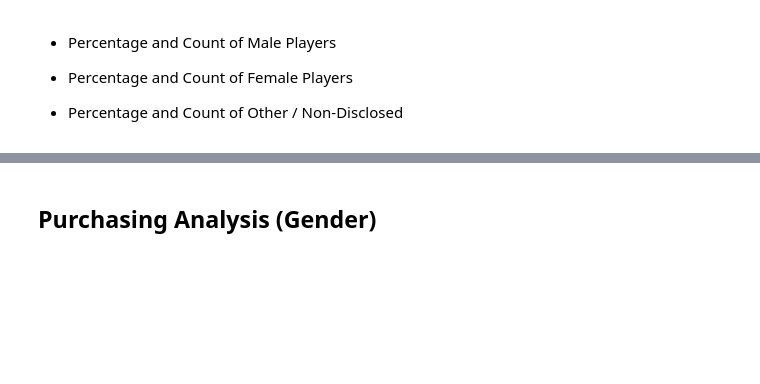
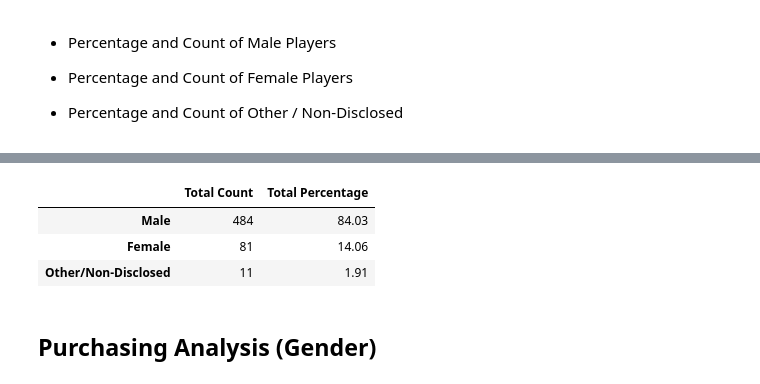
Before and after one commit to dalismo/pandas-challenge, a Jupyter notebook: HeroesOfPymoli/HeroesOfPymoli_starter.ipynb, the cells around one changed output, grey strips where cells are left out. Saved outputs shown, nothing was run; the diff lists cells and outputs as text; code cells hidden in the pictures; blank space fills up the shorter version.

```diff
--- a/HeroesOfPymoli/HeroesOfPymoli_starter.ipynb
+++ b/HeroesOfPymoli/HeroesOfPymoli_starter.ipynb
@@ -93,3 +87,36 @@ purchase_df
+# %%
+# Getting genders from list
+purchase_gender = purchase_data.drop_duplicates(subset=['SN', 'Gender'], keep='first')
+
+# Total Values across all genders
+gender = purchase_gender['Gender'].value_counts()
+gender_dict = dict(gender)
+total_count = purchase_gender['Gender'].count()
+
+# Getting the percentage/count of males
+count_male = gender_dict['Male']
+male_percentage = (count_male / total_count) * 100
+male_percentage = round(male_percentage, 2)
+
+# Getting the percentage/count of females
+count_female = gender_dict['Female']
+female_percentage = (count_female / total_count) * 100
+female_percentage = round(female_percentage, 2)
+
+# Getting the percentage/count of other
+other_count = gender_dict['Other / Non-Disclosed']
+other_percentage = (other_count / total_count) * 100
+other_percentage = round(other_percentage, 2)
+
+gender_info = [(str(count_male), str(male_percentage)), (str(count_female), str(female_percentage)), (str(other_count), str(other_percentage))]
+
+gender_df = pd.DataFrame(gender_info, columns = ['Total Count' , 'Total Percentage',], index=['Male', 'Female', 'Other/Non-Disclosed'])
+gender_df
+# %% [output]
+|  | Total Count | Total Percentage |
+| Male | 484 | 84.03 |
+| Female | 81 | 14.06 |
+| Other/Non-Disclosed | 11 | 1.91 |
 # %% [markdown]
 
 ## Purchasing Analysis (Gender)
```
Also changed, not shown: parts of 2 cells of this notebook.
